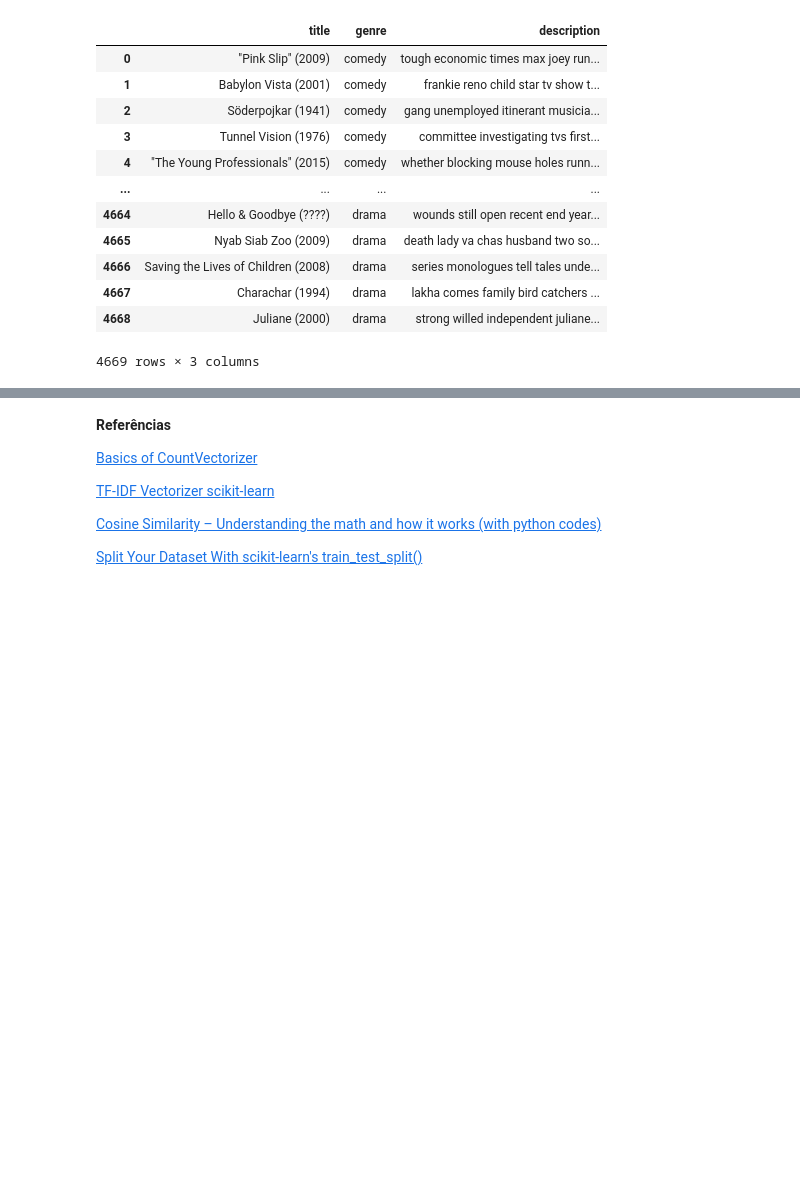
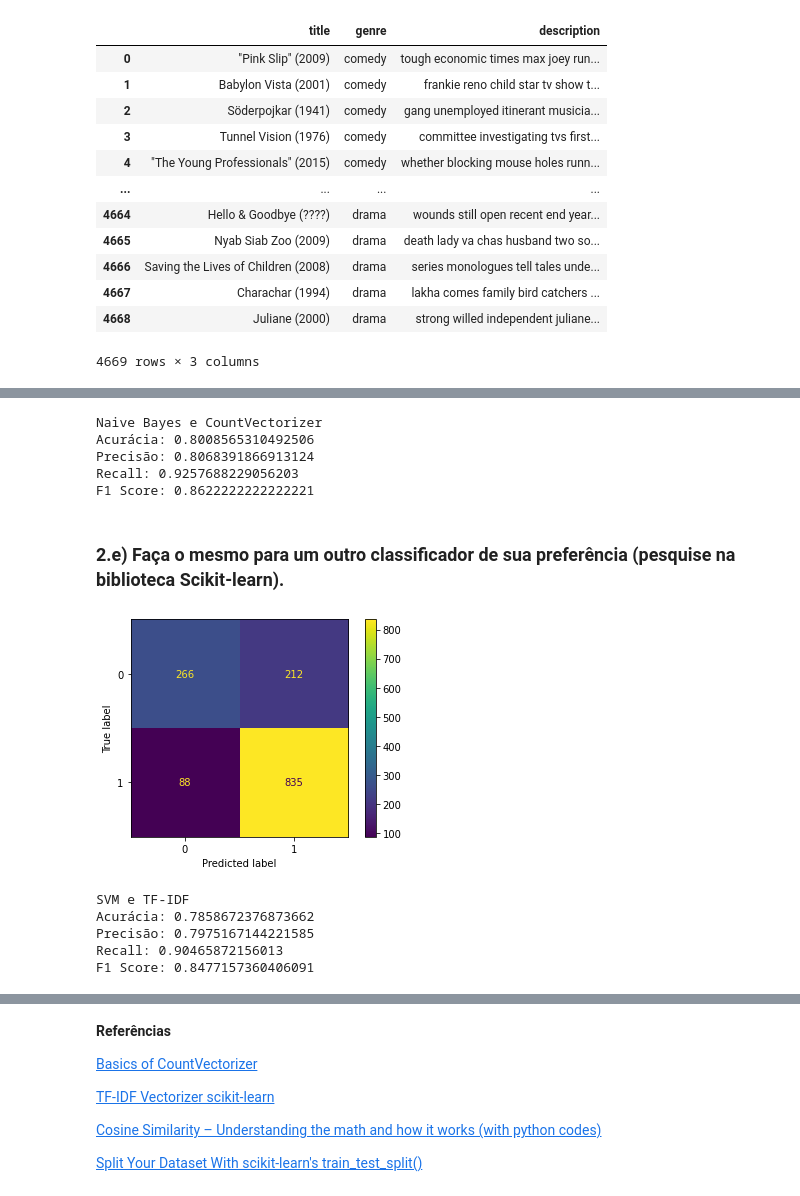
Before and after one commit to audreyemmely/natural-language-processing, a Jupyter notebook: pln_lista3.ipynb, the cells around one changed output, grey strips where cells are left out. Saved outputs shown, nothing was run; the diff lists cells and outputs as text; code cells hidden in the pictures; blank space fills up the shorter version.

```diff
--- a/pln_lista3.ipynb
+++ b/pln_lista3.ipynb
@@ -271,0 +327,38 @@ SVM, Redes neurais, LSTM
+# %%
+accuracy_nb_count = accuracy_score(count_y_test, count_y_pred_nb)
+precision_nb_count = precision_score(count_y_test, count_y_pred_nb)
+recall_nb_count = recall_score(count_y_test, count_y_pred_nb)
+f1_nb_count = f1_score(count_y_test, count_y_pred_nb)
+
+print("Naive Bayes e CountVectorizer\nAcurácia: {}\nPrecisão: {}\nRecall: {}\nF1 Score: {}\n".format(accuracy_nb_count, precision_nb_count, recall_nb_count, f1_nb_count))
+# %% [output]
+Naive Bayes e CountVectorizer
+Acurácia: 0.8008565310492506
+Precisão: 0.8068391866913124
+Recall: 0.9257688229056203
+F1 Score: 0.8622222222222221
+# %% [markdown]
+### 2.e) Faça o mesmo para um outro classificador de sua preferência (pesquise na biblioteca Scikit-learn).
+# %%
+# SVM com tfidf
+
+cl_svm = LinearSVC().fit(tfidf_X_train.toarray(), tfidf_y_train)
+tfidf_y_pred_svm = cl_svm.predict(tfidf_X_test.toarray())
+# %%
+plot_confusion_matrix(cl_svm, tfidf_X_test.toarray(), tfidf_y_test)
+plt.show()
+# %% [output]
+[figure, added]
+# %%
+accuracy_svm_tfidf = accuracy_score(tfidf_y_test, tfidf_y_pred_svm)
+precision_svm_tfidf = precision_score(tfidf_y_test, tfidf_y_pred_svm)
+recall_svm_tfidf = recall_score(tfidf_y_test, tfidf_y_pred_svm)
+f1_svm_tfidf = f1_score(tfidf_y_test, tfidf_y_pred_svm)
+
+print("SVM e TF-IDF\nAcurácia: {}\nPrecisão: {}\nRecall: {}\nF1 Score: {}\n".format(accuracy_svm_tfidf, precision_svm_tfidf, recall_svm_tfidf, f1_svm_tfidf))
+# %% [output]
+SVM e TF-IDF
+Acurácia: 0.7858672376873662
+Precisão: 0.7975167144221585
+Recall: 0.90465872156013
+F1 Score: 0.8477157360406091
```
Also changed, not shown: parts of 33 cells of this notebook.
